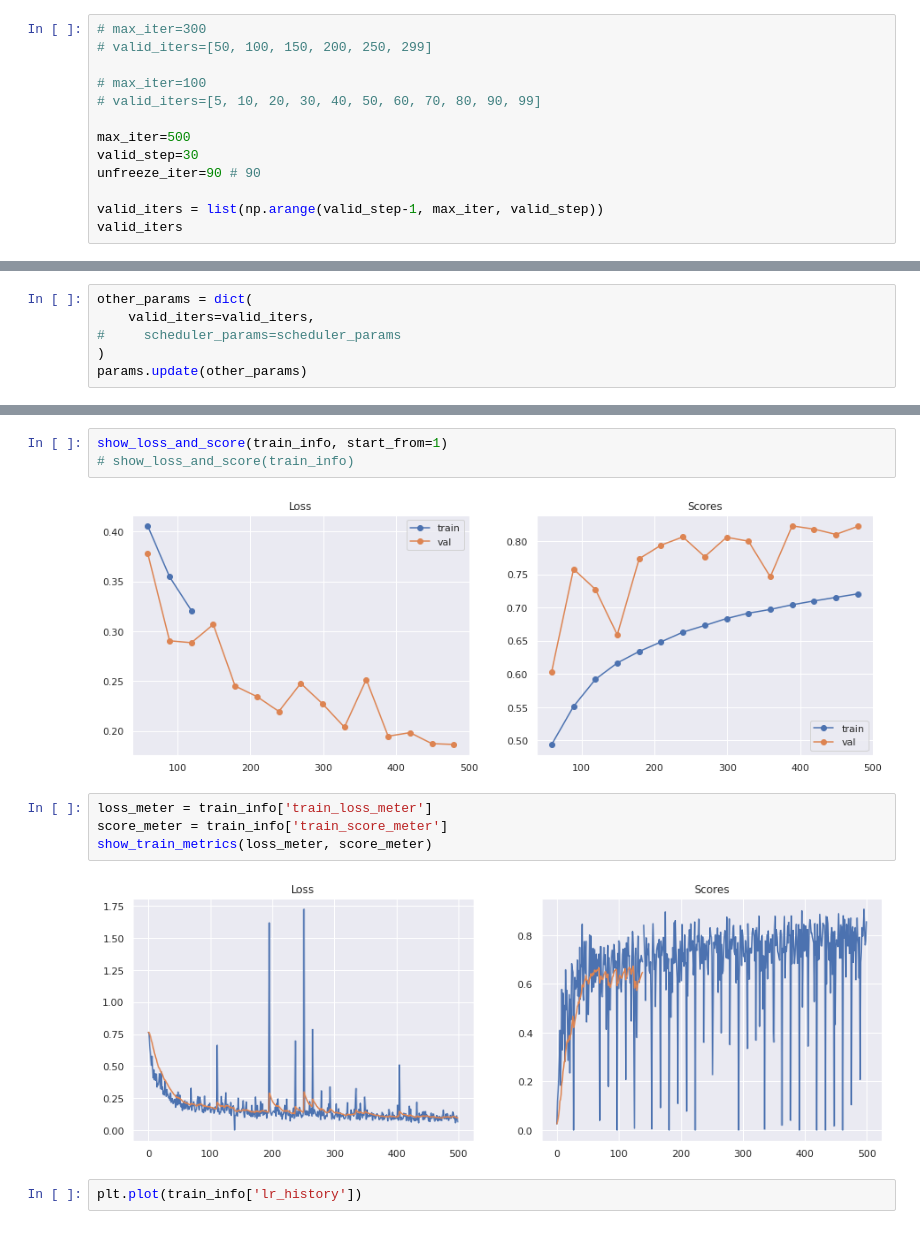
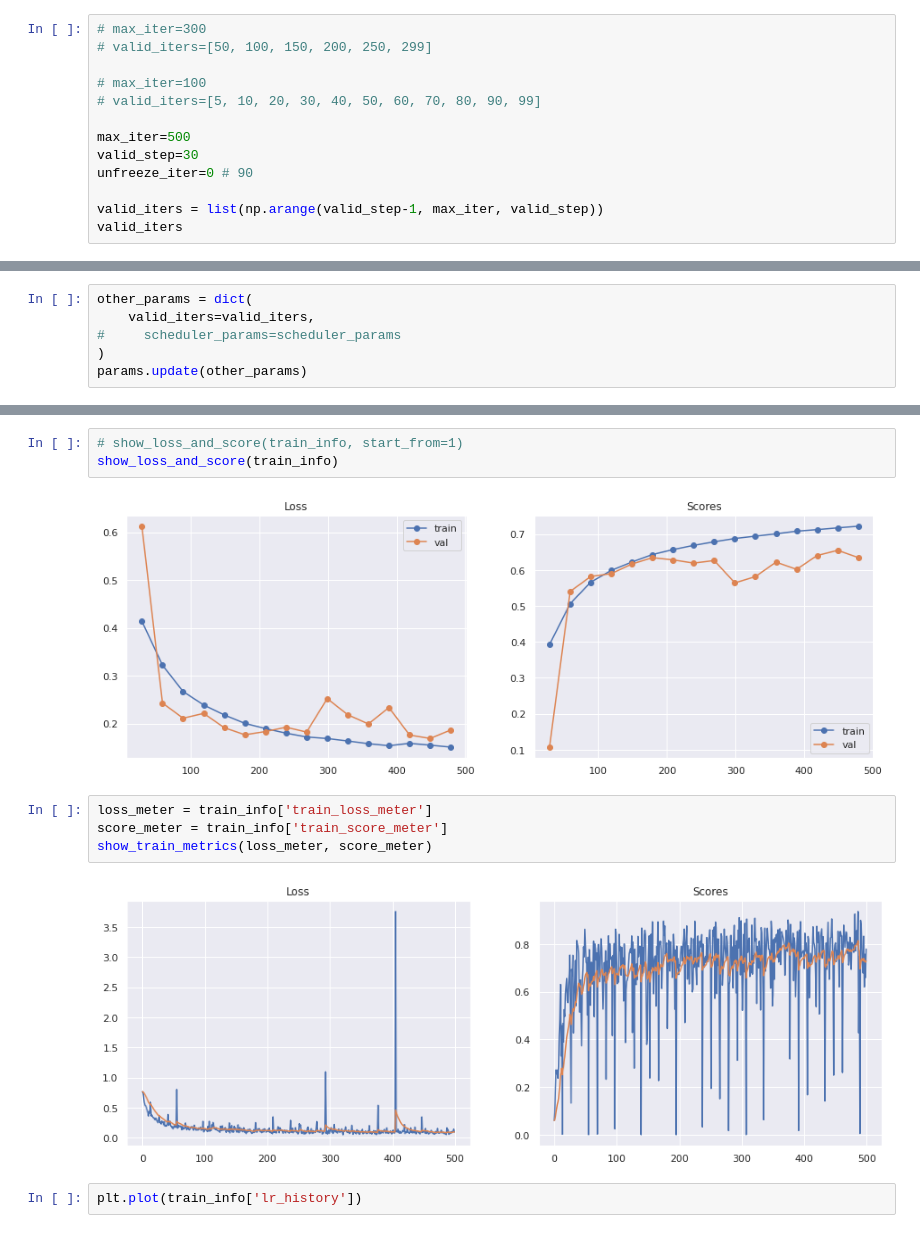
Before and after one commit to MIchaelKa/detect-flood-water, a Jupyter notebook: detect-flood-water-train.ipynb, the cells around one changed output, grey strips where cells are left out. Saved outputs shown, nothing was run; the diff lists cells and outputs as text.

```diff
--- a/detect-flood-water-train.ipynb
+++ b/detect-flood-water-train.ipynb
@@ -692,7 +724,7 @@ max_iter, num_train_samples
 
 max_iter=500
 valid_step=30
-unfreeze_iter=90 # 90
+unfreeze_iter=0 # 90
 
 valid_iters = list(np.arange(valid_step-1, max_iter, valid_step))
 valid_iters
@@ -795,14 +827,14 @@ train_info = run(model, device, **params)
 # %%
-show_loss_and_score(train_info, start_from=1)
-# show_loss_and_score(train_info)
+# show_loss_and_score(train_info, start_from=1)
+show_loss_and_score(train_info)
 # %% [output]
-[figure, old version]
+[figure, new version]
 # %%
 loss_meter = train_info['train_loss_meter']
 score_meter = train_info['train_score_meter']
 show_train_metrics(loss_meter, score_meter)
 # %% [output]
-[figure, old version]
+[figure, new version]
 # %%
 plt.plot(train_info['lr_history'])
 # %% [output]
```
Also changed, not shown: parts of 24 cells of this notebook, 3 other files.
